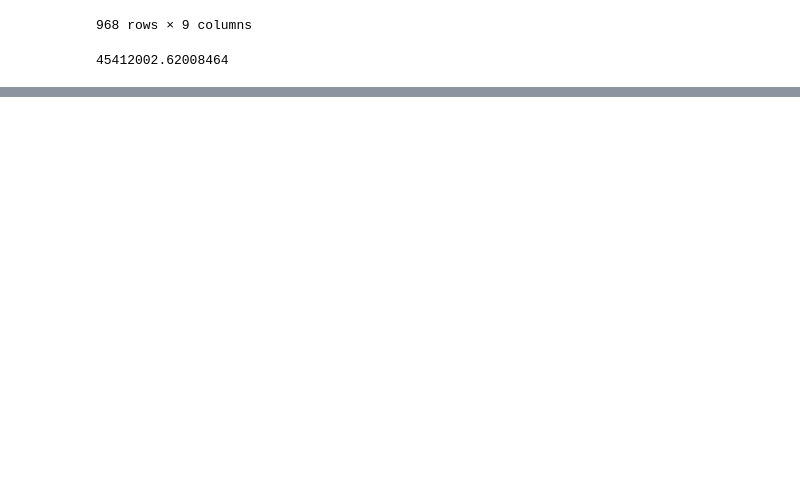
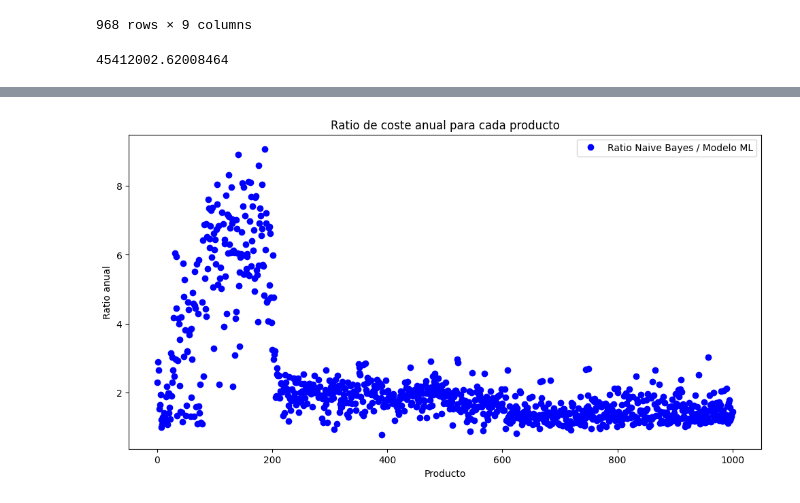
Before and after one commit to sebascm/TFM_Source_Code, a Jupyter notebook: TFM_PEC3_Impacto.ipynb, the cells around one changed output, grey strips where cells are left out. Drawn from its saved outputs; the diff is of its cells as text; code cells hidden in the pictures; blank space fills up the shorter version.

```diff
--- a/TFM_PEC3_Impacto.ipynb
+++ b/TFM_PEC3_Impacto.ipynb
@@ -244,0 +308,21 @@ sumatorio_CosteStock_365
+# %%
+ratio = DatosPrecioMedio['CosteStock_365'] / DatosPrecioMedio_M1['CosteStock_365']
+
+# Crear una figura y un eje
+fig, ax = plt.subplots(figsize=(12, 6))
+
+# Graficar los datos
+ax.plot(DatosPrecioMedio_M1['producto'], ratio, label='Ratio Naive Bayes / Modelo ML', color='blue', marker='o', linestyle='')
+
+# Añadir título y etiquetas a los ejes
+ax.set_title('Ratio de coste anual para cada producto')
+ax.set_xlabel('Producto')
+ax.set_ylabel('Ratio anual')
+
+# Añadir una leyenda
+ax.legend()
+
+# Mostrar la gráfica
+plt.show()
+# %% [output]
+[figure, added]
```
Also changed, not shown: parts of 4 cells of this notebook.
